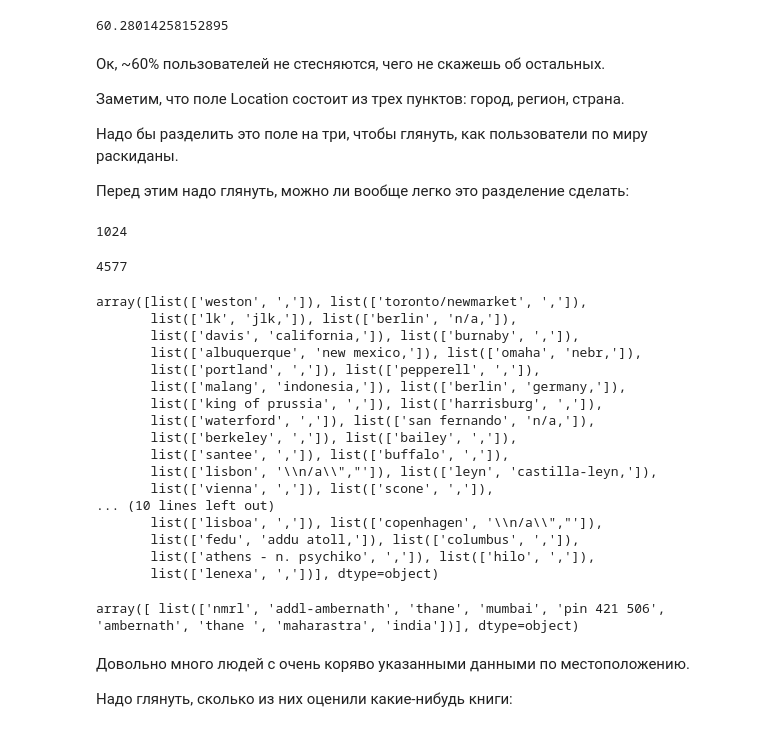
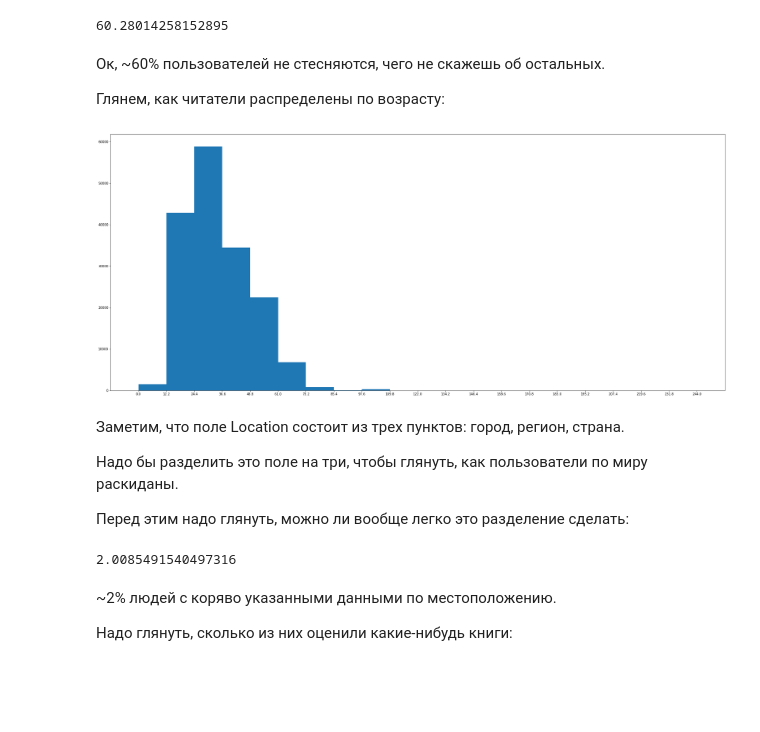
Before and after one commit to IooHooI/RECOMMENDATION_SYSTEMS_1, a Jupyter notebook: notebooks/EDA.ipynb, the cells around one changed output. Saved outputs shown, nothing was run; the diff lists cells and outputs as text; code cells hidden in the pictures; blank space fills up the shorter version.

```diff
--- a/notebooks/EDA.ipynb
+++ b/notebooks/EDA.ipynb
@@ -105,9 +106,18 @@ memory usage: 6.4+ MB
 100 * len(users[~users.Age.isnull()]) / len(users)
 # %% [output]
 60.28014258152895
+# %% [markdown]
+Ок, ~60% пользователей не стесняются, чего не скажешь об остальных.
+
+Глянем, как читатели распределены по возрасту:
+# %%
+plt.figure(figsize=(35, 15))
+n, bins, _ = plt.hist(users[~users.Age.isnull()].Age, bins=20)
+plt.xticks(bins)
+plt.show()
+# %% [output]
+[figure, added]
 # %% [markdown]
-Ок, ~60% пользователей не стесняются, чего не скажешь об остальных.
-
 Заметим, что поле Location состоит из трех пунктов: город, регион, страна.
 
 Надо бы разделить это поле на три, чтобы глянуть, как пользователи по миру раскиданы.
@@ -119,39 +129,11 @@ locations = np.array([loc.split(', ') for loc in locations])
 # %%
 incorrect_items_more = [ind for ind, item in enumerate(locations) if len(item) > 3]
 incorrect_items_less = [ind for ind, item in enumerate(locations) if len(item) < 3]
-# %%
-len(incorrect_items_more)
-# %% [output]
-1024
-# %%
-len(incorrect_items_less)
-# %% [output]
-4577
-# %%
-locations[incorrect_items_less][0:50]
-# %% [output]
-array([list(['weston', ',']), list(['toronto/newmarket', ',']),
-       list(['lk', 'jlk,']), list(['berlin', 'n/a,']),
-       list(['davis', 'california,']), list(['burnaby', ',']),
-       list(['albuquerque', 'new mexico,']), list(['omaha', 'nebr,']),
-       list(['portland', ',']), list(['pepperell', ',']),
-       list(['malang', 'indonesia,']), list(['berlin', 'germany,']),
-       list(['king of prussia', ',']), list(['harrisburg', ',']),
-       list(['waterford', ',']), list(['san fernando', 'n/a,']),
-       list(['berkeley', ',']), list(['bailey', ',']),
-       list(['santee', ',']), list(['buffalo', ',']),
-       list(['lisbon', '\\n/a\\","']), list(['leуn', 'castilla-leуn,']),
-       list(['vienna', ',']), list(['scone', ',']),
-... (10 lines left out)
-       list(['lisboa', ',']), list(['copenhagen', '\\n/a\\","']),
-       list(['fedu', 'addu atoll,']), list(['columbus', ',']),
-       list(['athens - n. psychiko', ',']), list(['hilo', ',']),
-       list(['lenexa', ','])], dtype=object)
-# %%
-locations[incorrect_items_more][0:100]
-# %% [output]
-array([ list(['nmrl', 'addl-ambernath', 'thane', 'mumbai', 'pin 421 506', 'ambernath', 'thane ', 'maharastra', 'india'])], dtype=object)
+# %%
+print(100 * (len(incorrect_items_more) + len(incorrect_items_less)) / len(locations))
+# %% [output]
+2.0085491540497316
 # %% [markdown]
-Довольно много людей с очень коряво указанными данными по местоположению.
+~2% людей с коряво указанными данными по местоположению.
 
 Надо глянуть, сколько из них оценили какие-нибудь книги:
```
Also changed, not shown: parts of 5 cells of this notebook.
